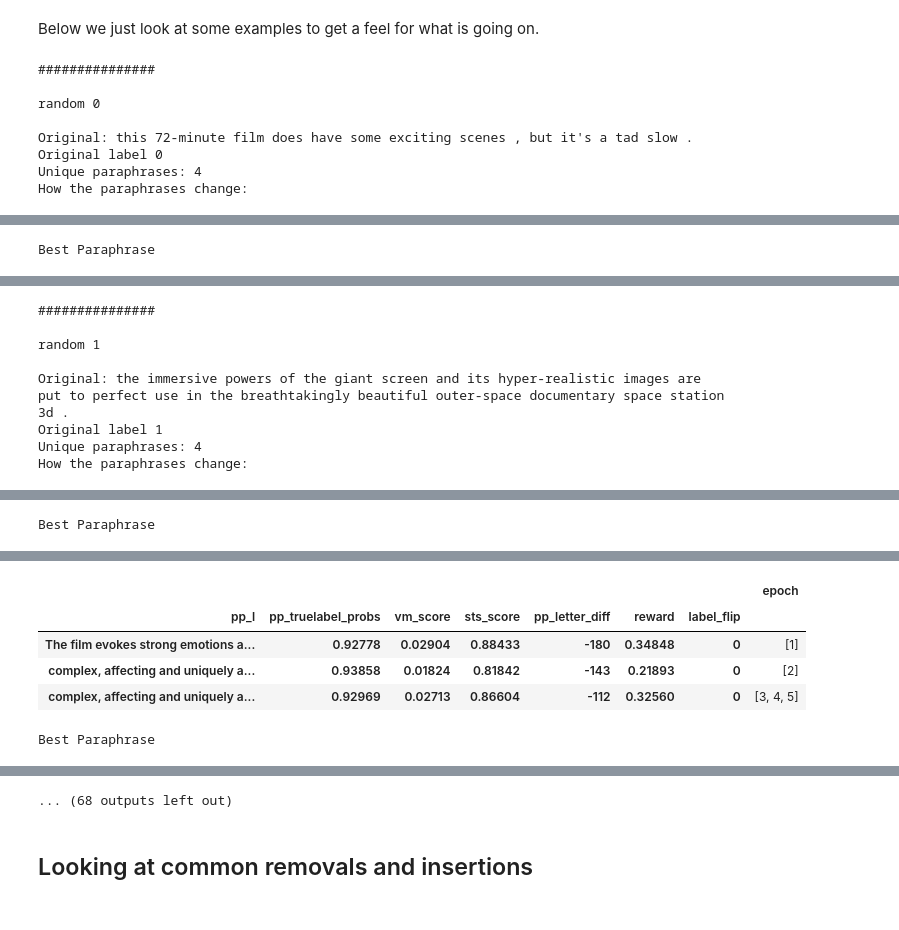
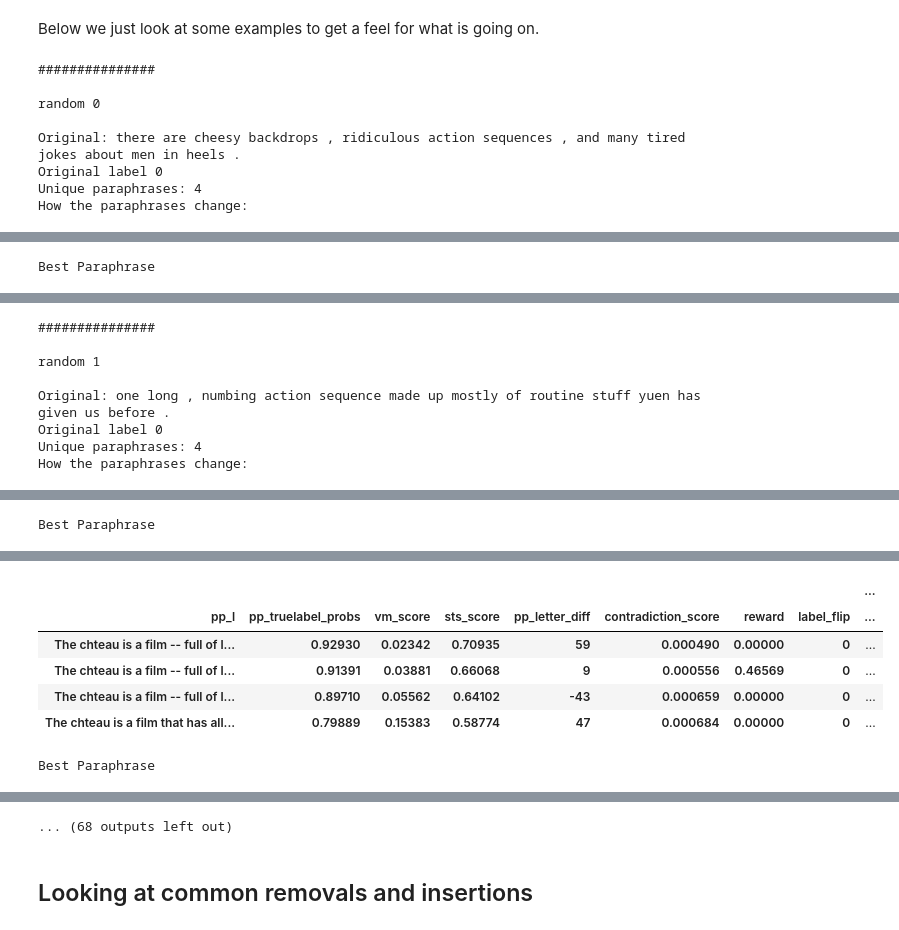
Before and after one commit to puzzler10/travis_attack, a Jupyter notebook: show_examples.ipynb, the cells around one changed output, grey strips where cells are left out. Saved outputs shown, nothing was run; the diff lists cells and outputs as text; code cells hidden in the pictures.

```diff
--- a/show_examples.ipynb
+++ b/show_examples.ipynb
@@ -37,7 +37,7 @@ def get_interesting_idx(df, n):
         label_flips = sample_idx_with_label_flips(n=n),
         idx_n_unique_pp  = get_idx_with_top_column_values('idx_n_unique_pp',n=n,ascending=False),
        # idx_n_pp_changes = get_idx_with_top_column_values('idx_n_pp_changes',n=n,ascending=False),
-        low_sts = get_idx_with_top_column_values('sts_score',n=n,ascending=True)
+        high_contradiction = get_idx_with_top_column_values('contradiction_score',n=n,ascending=False)
     )
     return idx_d
 
@@ -57,7 +57,7 @@ def print_stats(df, idx_d, key, i):
     n_pp_unique = len(pp_unique)
 
     # showing a "timeline" of how the paraphrases change over the epochs
-    g_fields = ["pp_l","pp_truelabel_probs","vm_score","sts_score","pp_letter_diff", "reward","label_flip"]
+    g_fields = ["pp_l","pp_truelabel_probs","vm_score","sts_score","pp_letter_diff", "contradiction_score", "reward","label_flip"]
     #g_fields = ["pp_l","vm_score"]
     g = df1.groupby(g_fields).agg({'epoch' : lambda x: list(x)})
     g = g.sort_values(by='epoch', key = lambda col: col.map(lambda x: np.min(x)))
@@ -76,7 +76,7 @@ def print_interesting_text_stats(df, n):
         for i in range(n):
             print_stats(df, idx_d, key,i)
 # %%
-split = 'training_step'
+split = 'valid'
 df_d = get_training_dfs(path_run, postprocessed=True)
 idx_d = get_interesting_idx(df_d[split], n=5)
 print_interesting_text_stats(df_d[split], n=5)
@@ -85,7 +85,7 @@ print_interesting_text_stats(df_d[split], n=5)
 
 random 0
 
-Original: this 72-minute film does have some exciting scenes , but it's a tad slow .
+Original: there are cheesy backdrops , ridiculous action sequences , and many tired jokes about men in heels .
 Original label 0
 Unique paraphrases: 4
 How the paraphrases change:
@@ -102,7 +102,7 @@ Best Paraphrase
 
 random 1
 
-Original: the immersive powers of the giant screen and its hyper-realistic images are put to perfect use in the breathtakingly beautiful outer-space documentary space station 3d .
-Original label 1
+Original: one long , numbing action sequence made up mostly of routine stuff yuen has given us before .
+Original label 0
 Unique paraphrases: 4
 How the paraphrases change:
@@ -125,8 +125,9 @@ Unique paraphrases: 3
 How the paraphrases change:
-|  |  |  |  |  |  |  | epoch |
-| pp_l | pp_truelabel_probs | vm_score | sts_score | pp_letter_diff | reward | label_flip |  |
-| The film evokes strong emotions a... | 0.92778 | 0.02904 | 0.88433 | -180 | 0.34848 | 0 | [1] |
-| complex, affecting and uniquely a... | 0.93858 | 0.01824 | 0.81842 | -143 | 0.21893 | 0 | [2] |
-| complex, affecting and uniquely a... | 0.92969 | 0.02713 | 0.86604 | -112 | 0.32560 | 0 | [3, 4, 5] |
+|  |  |  |  |  |  |  |  | ... |
+| pp_l | pp_truelabel_probs | vm_score | sts_score | pp_letter_diff | contradiction_score | reward | label_flip | ... |
+| The chteau is a film -- full of l... | 0.92930 | 0.02342 | 0.70935 | 59 | 0.000490 | 0.00000 | 0 | ... |
+| The chteau is a film -- full of l... | 0.91391 | 0.03881 | 0.66068 | 9 | 0.000556 | 0.46569 | 0 | ... |
+| The chteau is a film -- full of l... | 0.89710 | 0.05562 | 0.64102 | -43 | 0.000659 | 0.00000 | 0 | ... |
+| The chteau is a film that has all... | 0.79889 | 0.15383 | 0.58774 | 47 | 0.000684 | 0.00000 | 0 | ... |
 Best Paraphrase
 |  | idx | epoch | orig_l | pp_l | orig_truelabel_probs | pp_truelabel_probs | pp_predclass_probs | ... |
```
Also changed, not shown: parts of 2 cells of this notebook, 43 other files.
